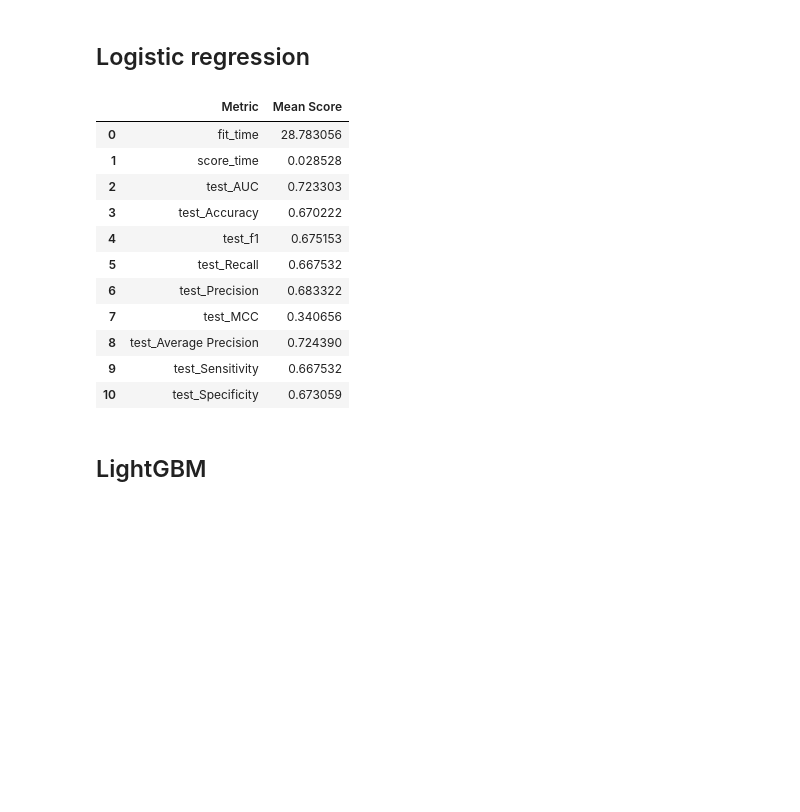
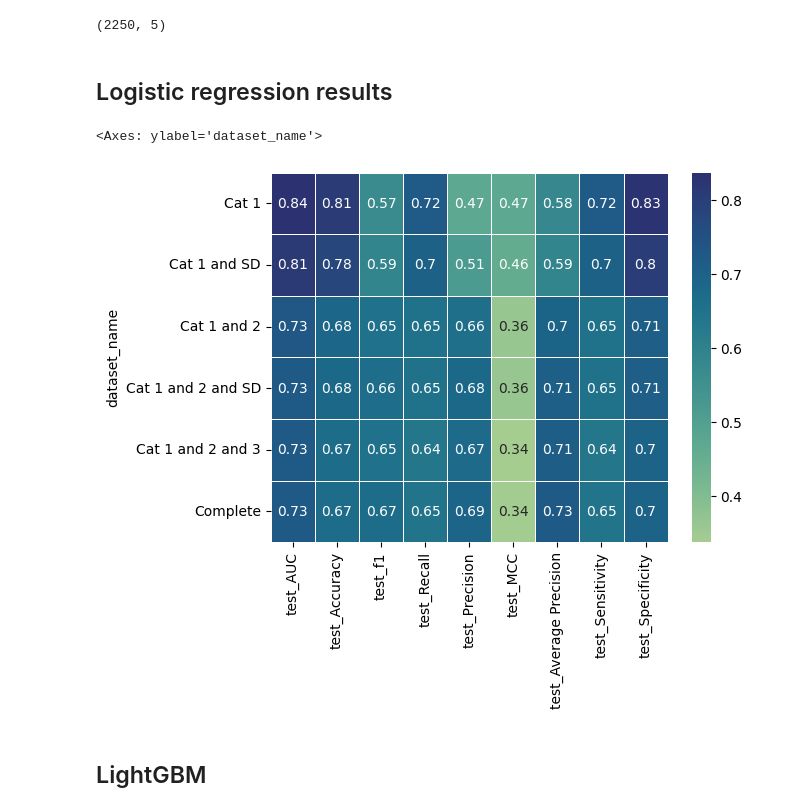
Before and after one commit to a59490/Tese_ASD_Gene_Pred, a Jupyter notebook: 4_ML/0_simple_apr/Initial_results.ipynb, the cells around one changed output. Saved outputs shown, nothing was run; the diff lists cells and outputs as text; code cells hidden in the pictures; blank space fills up the shorter version.

Commit message:
organized 4_ML folders and got first results

```diff
--- a/4_ML/0_simple_apr/Initial_results.ipynb
+++ b/4_ML/0_simple_apr/Initial_results.ipynb
@@ -40,4 +19,0 @@ Name: 4, dtype: int64
-# %%
-
-X = X.astype(float)
-X.dtypes
@@ -105,22 +55,48 @@ lr_scores
+# %%
+complete = pd.read_csv('gene_lists/complete.csv.gz',compression = 'gzip')
+cat_1_2_3 = pd.read_csv('gene_lists/cat_1_2_3.csv.gz',compression = 'gzip')
+cat_1_2 = pd.read_csv('gene_lists/cat_1_2.csv.gz',compression = 'gzip')
+cat_1_2_sd = pd.read_csv('gene_lists/cat_1_2_sd.csv.gz',compression = 'gzip')
+cat_1 = pd.read_csv('gene_lists/cat_1.csv.gz',compression = 'gzip')
+cat_1_sd = pd.read_csv('gene_lists/cat_1_sd.csv.gz',compression = 'gzip')
+print(complete.shape)
+# %% [output]
+(2250, 5)
 # %% [markdown]
-## Logistic regression
+## Logistic regression results
-# %%
-from sklearn.linear_model import LogisticRegressionCV
-
-
-lr=LogisticRegressionCV(max_iter=10000)
-lr_scores=cross_val(lr,X,Y)
-lr_scores
-# %% [output]
-|  | Metric | Mean Score |
-| 0 | fit_time | 28.783056 |
-| 1 | score_time | 0.028528 |
-| 2 | test_AUC | 0.723303 |
-| 3 | test_Accuracy | 0.670222 |
-| 4 | test_f1 | 0.675153 |
-| 5 | test_Recall | 0.667532 |
-| 6 | test_Precision | 0.683322 |
-| 7 | test_MCC | 0.340656 |
-| 8 | test_Average Precision | 0.724390 |
-| 9 | test_Sensitivity | 0.667532 |
-| 10 | test_Specificity | 0.673059 |
+# %%
+def lr_results(datasets):
+    results_list = []
+    MCC=make_scorer(matthews_corrcoef)
+
+    for dataset,name in datasets:
+
+        x = dataset["3"].copy()
+        x = x.str.split(expand=True)
+        x= x.astype(float)
+
+        y = dataset["4"].copy().astype('category')
+
+        lr = LogisticRegressionCV(max_iter=10000, class_weight='balanced', scoring=MCC)
+
+        lr_scores = cross_val(lr, x, y)
+
+        result_entry = {'dataset_name': name, **lr_scores}
+
+        results_list.append(result_entry)
+
+    results_df = pd.DataFrame(results_list)
+    results_df.set_index('dataset_name', inplace=True)
+
+
+    return results_df
+# %%
+results_lr=lr_results([(cat_1,"Cat 1"),(cat_1_sd,"Cat 1 and SD"),
+                   (cat_1_2,"Cat 1 and 2"),(cat_1_2_sd,"Cat 1 and 2 and SD"),
+                   (cat_1_2_3,"Cat 1 and 2 and 3"),(complete,"Complete")])
+# %%
+results_lr=results_lr.drop(columns=['fit_time','score_time'])
+sns.heatmap(results_lr, cmap="crest", annot=True, linewidths=.5)
+# %% [output]
+<Axes: ylabel='dataset_name'>
+[figure, added]
```
Also changed, not shown: parts of 28 cells of this notebook, 8 other files.
